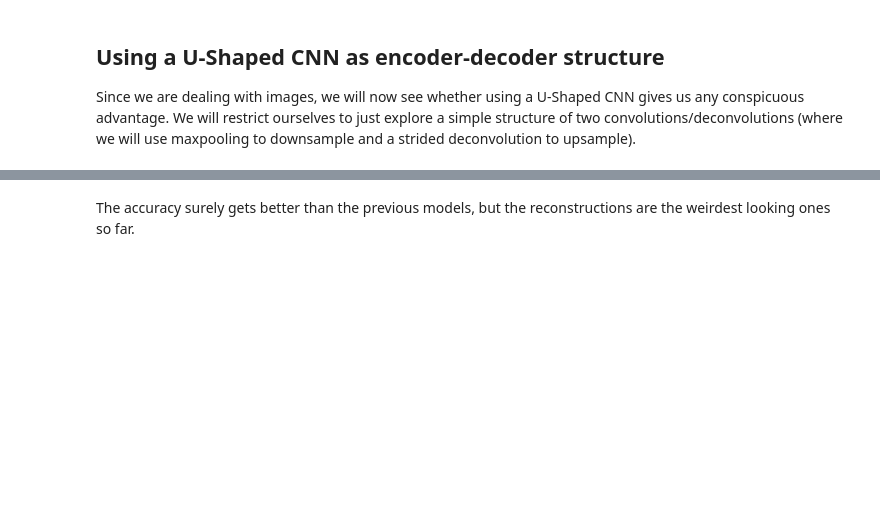
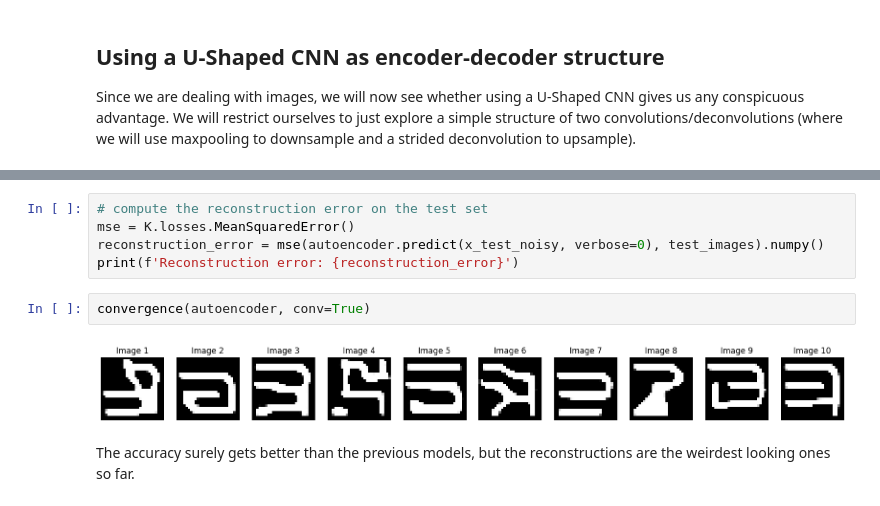
Before and after one commit to nicolapitzalis/quick-pattern-recognition, a Jupyter notebook: DeepAE.ipynb, the cells around one changed output, grey strips where cells are left out. Saved outputs shown, nothing was run; the diff lists cells and outputs as text; blank space fills up the shorter version.

```diff
--- a/DeepAE.ipynb
+++ b/DeepAE.ipynb
@@ -330,2 +305,11 @@ plt.show()
+# %%
+# compute the reconstruction error on the test set
+mse = K.losses.MeanSquaredError()
+reconstruction_error = mse(autoencoder.predict(x_test_noisy, verbose=0), test_images).numpy()
+print(f'Reconstruction error: {reconstruction_error}')
+# %%
+convergence(autoencoder, conv=True)
+# %% [output]
+[figure, added]
 # %% [markdown]
 The accuracy surely gets better than the previous models, but the reconstructions are the weirdest looking ones so far.
```
Also changed, not shown: parts of 40 cells of this notebook.
